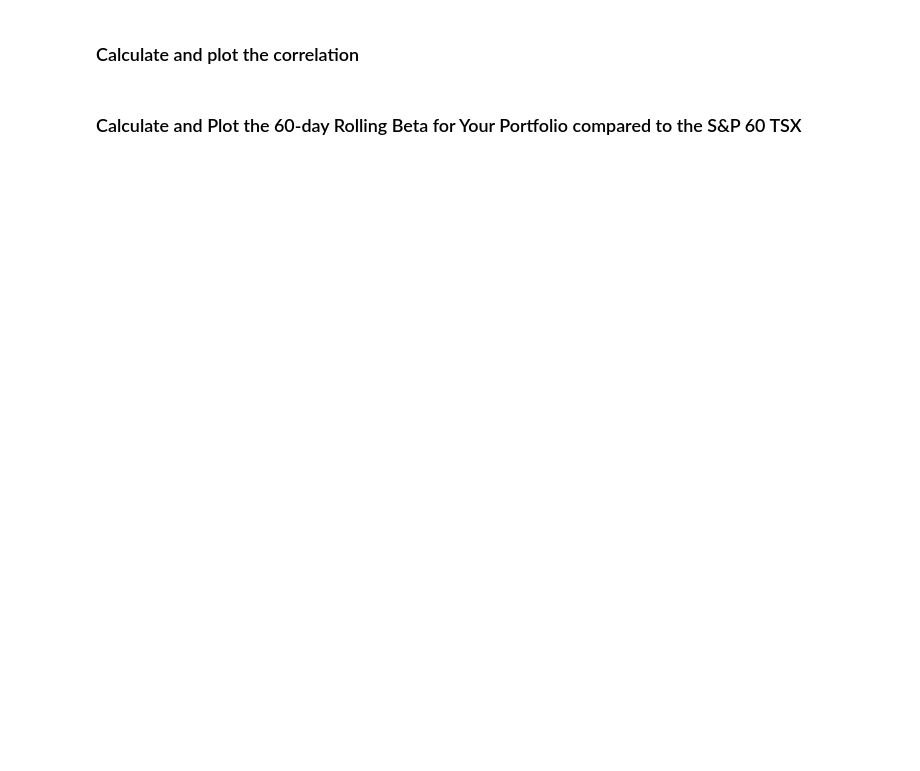
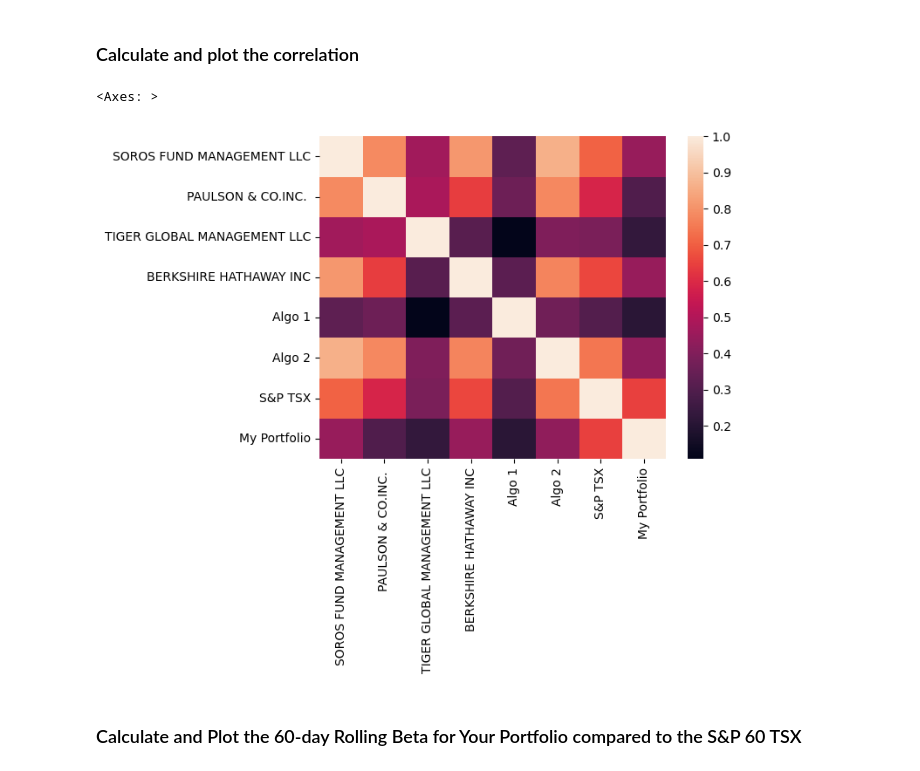
Before and after one commit to EthanB1/Portfolio-Returns-Analysis, a Jupyter notebook: whale_analysis.ipynb, the cells around one changed output. Saved outputs shown, nothing was run; the diff lists cells and outputs as text; code cells hidden in the pictures; blank space fills up the shorter version.

```diff
--- a/whale_analysis.ipynb
+++ b/whale_analysis.ipynb
@@ -372,5 +419,11 @@ weights = [1/3, 1/3, 1/3]
 ### Calculate and plot the correlation
 # %%
 # Calculate and plot the correlation
+final_correlation = final_portfolio.corr()
+
+sns.heatmap(final_correlation)
+# %% [output]
+<Axes: >
+[figure, added]
 # %% [markdown]
 ### Calculate and Plot the 60-day Rolling Beta for Your Portfolio compared to the S&P 60 TSX
```
Also changed, not shown: parts of 26 cells of this notebook, 4 other files.
